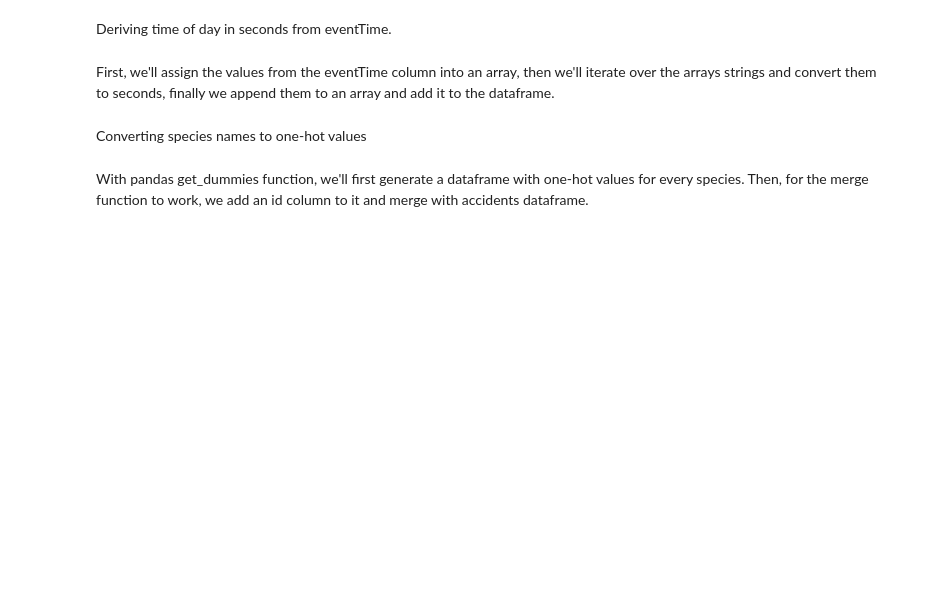
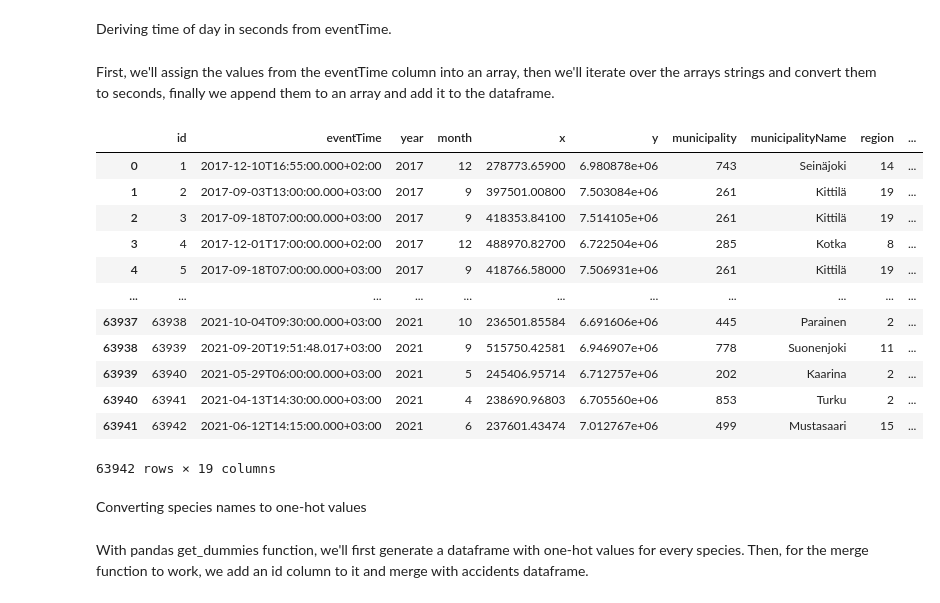
Before and after one commit to ValtsuL1/data-analytics, a Jupyter notebook: assignment_4/main.ipynb, the cells around one changed output. Saved outputs shown, nothing was run; the diff lists cells and outputs as text; code cells hidden in the pictures; blank space fills up the shorter version.

```diff
--- a/assignment_4/main.ipynb
+++ b/assignment_4/main.ipynb
@@ -32,18 +48,32 @@ First, we'll assign the values from the eventTime column into an array, then we'
 # %%
 seconds_arr = []
 
 times = accidents.iloc[:, [1]].values
 
 # '2017-12-10T16:55:00.000+02:00'
 
 for time in times:
     times_of_day = time[0].split('T')[1]
-    tz = times_of_day.split('+')[1].split(':')[0][1]
     time_of_day = times_of_day.split('+')[0].split('.')[0].split(':')
-    seconds = (int(time_of_day[0]) + int(tz)) * 3600 + int(time_of_day[1]) * 60 + int(time_of_day[2])
+    seconds = int(time_of_day[0]) * 3600 + int(time_of_day[1]) * 60 + int(time_of_day[2])
     seconds_arr.append(seconds)
 
 accidents['timeOfDay'] = seconds_arr
+accidents
+# %% [output]
+|  | id | eventTime | year | month | x | y | municipality | municipalityName | region | ... |
+| 0 | 1 | 2017-12-10T16:55:00.000+02:00 | 2017 | 12 | 278773.65900 | 6.980878e+06 | 743 | Seinäjoki | 14 | ... |
+| 1 | 2 | 2017-09-03T13:00:00.000+03:00 | 2017 | 9 | 397501.00800 | 7.503084e+06 | 261 | Kittilä | 19 | ... |
+| 2 | 3 | 2017-09-18T07:00:00.000+03:00 | 2017 | 9 | 418353.84100 | 7.514105e+06 | 261 | Kittilä | 19 | ... |
+| 3 | 4 | 2017-12-01T17:00:00.000+02:00 | 2017 | 12 | 488970.82700 | 6.722504e+06 | 285 | Kotka | 8 | ... |
+| 4 | 5 | 2017-09-18T07:00:00.000+03:00 | 2017 | 9 | 418766.58000 | 7.506931e+06 | 261 | Kittilä | 19 | ... |
+| ... | ... | ... | ... | ... | ... | ... | ... | ... | ... | ... |
+| 63937 | 63938 | 2021-10-04T09:30:00.000+03:00 | 2021 | 10 | 236501.85584 | 6.691606e+06 | 445 | Parainen | 2 | ... |
+| 63938 | 63939 | 2021-09-20T19:51:48.017+03:00 | 2021 | 9 | 515750.42581 | 6.946907e+06 | 778 | Suonenjoki | 11 | ... |
+| 63939 | 63940 | 2021-05-29T06:00:00.000+03:00 | 2021 | 5 | 245406.95714 | 6.712757e+06 | 202 | Kaarina | 2 | ... |
+| 63940 | 63941 | 2021-04-13T14:30:00.000+03:00 | 2021 | 4 | 238690.96803 | 6.705560e+06 | 853 | Turku | 2 | ... |
+| 63941 | 63942 | 2021-06-12T14:15:00.000+03:00 | 2021 | 6 | 237601.43474 | 7.012767e+06 | 499 | Mustasaari | 15 | ... |
+63942 rows × 19 columns
 # %% [markdown]
 Converting species names to one-hot values
 # %% [markdown]
```
Also changed, not shown: parts of 5 cells of this notebook, 1 other file.
